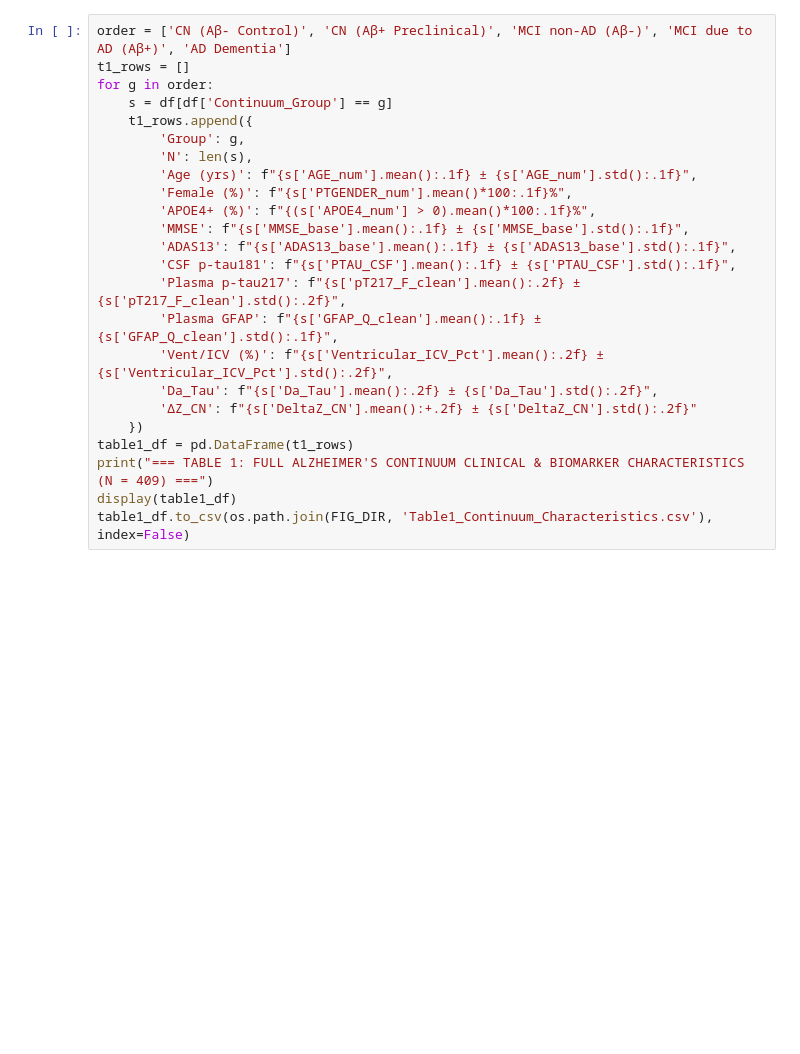
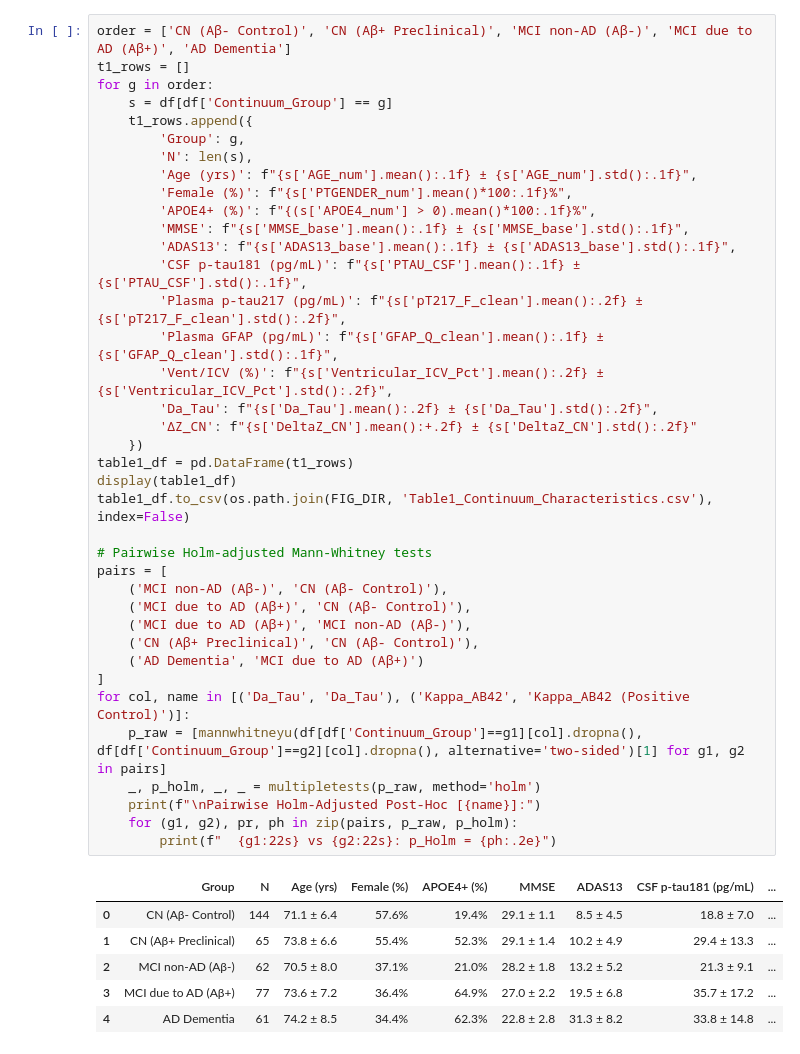
Before and after one commit to Benjaminotuya1/alzheimers-neuro-damkohler, a Jupyter notebook: ADNI_NeuroDamkohler_Continuum_Analysis.ipynb, the cells around one changed output. Saved outputs shown, nothing was run; the diff lists cells and outputs as text; blank space fills up the shorter version.

```diff
--- a/ADNI_NeuroDamkohler_Continuum_Analysis.ipynb
+++ b/ADNI_NeuroDamkohler_Continuum_Analysis.ipynb
@@ -215,25 +198,45 @@ Other                     2
 # %%
 order = ['CN (Aβ- Control)', 'CN (Aβ+ Preclinical)', 'MCI non-AD (Aβ-)', 'MCI due to AD (Aβ+)', 'AD Dementia']
 t1_rows = []
 for g in order:
     s = df[df['Continuum_Group'] == g]
     t1_rows.append({
         'Group': g,
         'N': len(s),
         'Age (yrs)': f"{s['AGE_num'].mean():.1f} ± {s['AGE_num'].std():.1f}",
         'Female (%)': f"{s['PTGENDER_num'].mean()*100:.1f}%",
         'APOE4+ (%)': f"{(s['APOE4_num'] > 0).mean()*100:.1f}%",
         'MMSE': f"{s['MMSE_base'].mean():.1f} ± {s['MMSE_base'].std():.1f}",
         'ADAS13': f"{s['ADAS13_base'].mean():.1f} ± {s['ADAS13_base'].std():.1f}",
-        'CSF p-tau181': f"{s['PTAU_CSF'].mean():.1f} ± {s['PTAU_CSF'].std():.1f}",
-        'Plasma p-tau217': f"{s['pT217_F_clean'].mean():.2f} ± {s['pT217_F_clean'].std():.2f}",
-        'Plasma GFAP': f"{s['GFAP_Q_clean'].mean():.1f} ± {s['GFAP_Q_clean'].std():.1f}",
+        'CSF p-tau181 (pg/mL)': f"{s['PTAU_CSF'].mean():.1f} ± {s['PTAU_CSF'].std():.1f}",
+        'Plasma p-tau217 (pg/mL)': f"{s['pT217_F_clean'].mean():.2f} ± {s['pT217_F_clean'].std():.2f}",
+        'Plasma GFAP (pg/mL)': f"{s['GFAP_Q_clean'].mean():.1f} ± {s['GFAP_Q_clean'].std():.1f}",
         'Vent/ICV (%)': f"{s['Ventricular_ICV_Pct'].mean():.2f} ± {s['Ventricular_ICV_Pct'].std():.2f}",
         'Da_Tau': f"{s['Da_Tau'].mean():.2f} ± {s['Da_Tau'].std():.2f}",
         'ΔZ_CN': f"{s['DeltaZ_CN'].mean():+.2f} ± {s['DeltaZ_CN'].std():.2f}"
     })
 table1_df = pd.DataFrame(t1_rows)
-print("=== TABLE 1: FULL ALZHEIMER'S CONTINUUM CLINICAL & BIOMARKER CHARACTERISTICS (N = 409) ===")
 display(table1_df)
 table1_df.to_csv(os.path.join(FIG_DIR, 'Table1_Continuum_Characteristics.csv'), index=False)
+
+# Pairwise Holm-adjusted Mann-Whitney tests
+pairs = [
+    ('MCI non-AD (Aβ-)', 'CN (Aβ- Control)'),
+    ('MCI due to AD (Aβ+)', 'CN (Aβ- Control)'),
+    ('MCI due to AD (Aβ+)', 'MCI non-AD (Aβ-)'),
+    ('CN (Aβ+ Preclinical)', 'CN (Aβ- Control)'),
+    ('AD Dementia', 'MCI due to AD (Aβ+)')
+]
+for col, name in [('Da_Tau', 'Da_Tau'), ('Kappa_AB42', 'Kappa_AB42 (Positive Control)')]:
+    p_raw = [mannwhitneyu(df[df['Continuum_Group']==g1][col].dropna(), df[df['Continuum_Group']==g2][col].dropna(), alternative='two-sided')[1] for g1, g2 in pairs]
+    _, p_holm, _, _ = multipletests(p_raw, method='holm')
+    print(f"\nPairwise Holm-Adjusted Post-Hoc [{name}]:")
+    for (g1, g2), pr, ph in zip(pairs, p_raw, p_holm):
+        print(f"  {g1:22s} vs {g2:22s}: p_Holm = {ph:.2e}")
 # %% [output]
+|  | Group | N | Age (yrs) | Female (%) | APOE4+ (%) | MMSE | ADAS13 | CSF p-tau181 (pg/mL) | ... |
+| 0 | CN (Aβ- Control) | 144 | 71.1 ± 6.4 | 57.6% | 19.4% | 29.1 ± 1.1 | 8.5 ± 4.5 | 18.8 ± 7.0 | ... |
+| 1 | CN (Aβ+ Preclinical) | 65 | 73.8 ± 6.6 | 55.4% | 52.3% | 29.1 ± 1.4 | 10.2 ± 4.9 | 29.4 ± 13.3 | ... |
+| 2 | MCI non-AD (Aβ-) | 62 | 70.5 ± 8.0 | 37.1% | 21.0% | 28.2 ± 1.8 | 13.2 ± 5.2 | 21.3 ± 9.1 | ... |
+| 3 | MCI due to AD (Aβ+) | 77 | 73.6 ± 7.2 | 36.4% | 64.9% | 27.0 ± 2.2 | 19.5 ± 6.8 | 35.7 ± 17.2 | ... |
+| 4 | AD Dementia | 61 | 74.2 ± 8.5 | 34.4% | 62.3% | 22.8 ± 2.8 | 31.3 ± 8.2 | 33.8 ± 14.8 | ... |
```
Also changed, not shown: parts of 10 cells of this notebook, 1 other file.
